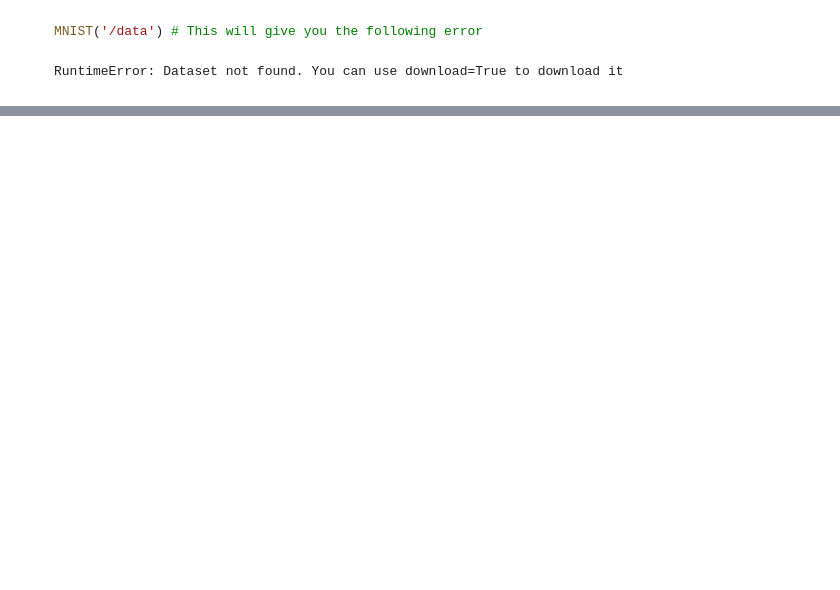
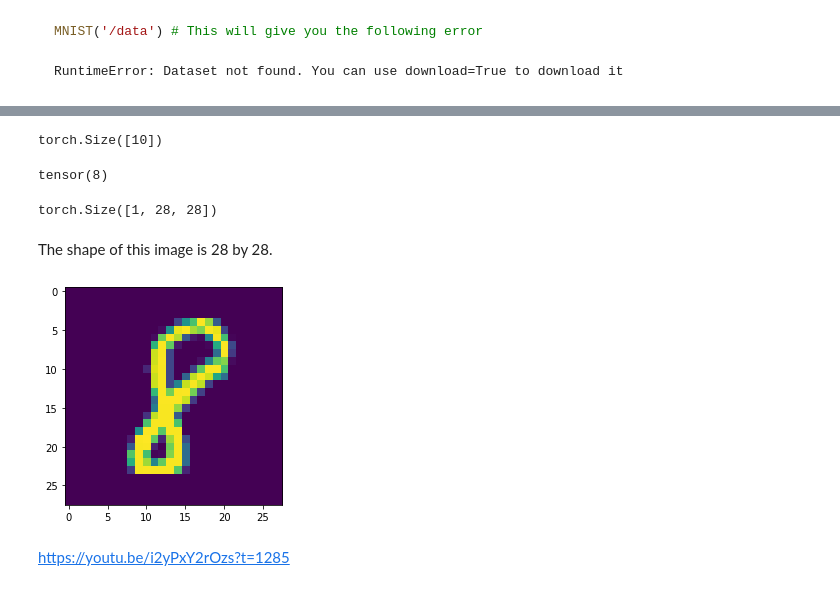
Before and after one commit to Unique-Divine/Hello-World-of-ML, a Jupyter notebook: Intro to PyTorch.ipynb, the cells around one changed output, grey strips where cells are left out. Saved outputs shown, nothing was run; the diff lists cells and outputs as text; code cells hidden in the pictures; blank space fills up the shorter version.

```diff
--- a/Intro to PyTorch.ipynb
+++ b/Intro to PyTorch.ipynb
@@ -231,0 +565,7 @@ from torch.utils.data import DataLoader
+# %%
+train = datasets.MNIST("./data", train=True, download=True,
+                      transform = transforms.Compose([transforms.ToTensor()]))
+    # For some reason, the data in torchvision.datasets doesn't come
+    # in tensor form. transforms.Compose([transforms.ToTensor()]) fixes that
+test = datasets.MNIST("./data", train=False, download=True,
+                      transform = transforms.Compose([transforms.ToTensor()]))
@@ -231,0 +588,3 @@ from torch.utils.data import DataLoader
+# %%
+trainset = torch.utils.data.DataLoader(train, batch_size=10, shuffle=True)
+testset = torch.utils.data.DataLoader(test, batch_size=10, shuffle=True)
@@ -231,0 +597,4 @@ from torch.utils.data import DataLoader
+# %%
+for data in trainset:
+    print(data)
+    break
@@ -231,0 +643,14 @@ from torch.utils.data import DataLoader
+# %%
+data[1].shape
+# %% [output]
+torch.Size([10])
+# %%
+data[1][1] # label of the second image
+# %% [output]
+tensor(8)
+# %%
+data[0][1].shape # tensor of the second image
+# %% [output]
+torch.Size([1, 28, 28])
+# %% [markdown]
+The shape of this image is 28 by 28.
@@ -231,0 +659,7 @@ from torch.utils.data import DataLoader
+# %%
+plt.imshow(data[0][1].view(28, 28))
+plt.show()
+# %% [output]
+[figure, added]
+# %% [markdown]
+https://youtu.be/i2yPxY2rOzs?t=1285
```
Also changed, not shown: parts of 120 cells of this notebook, 20 other files.
